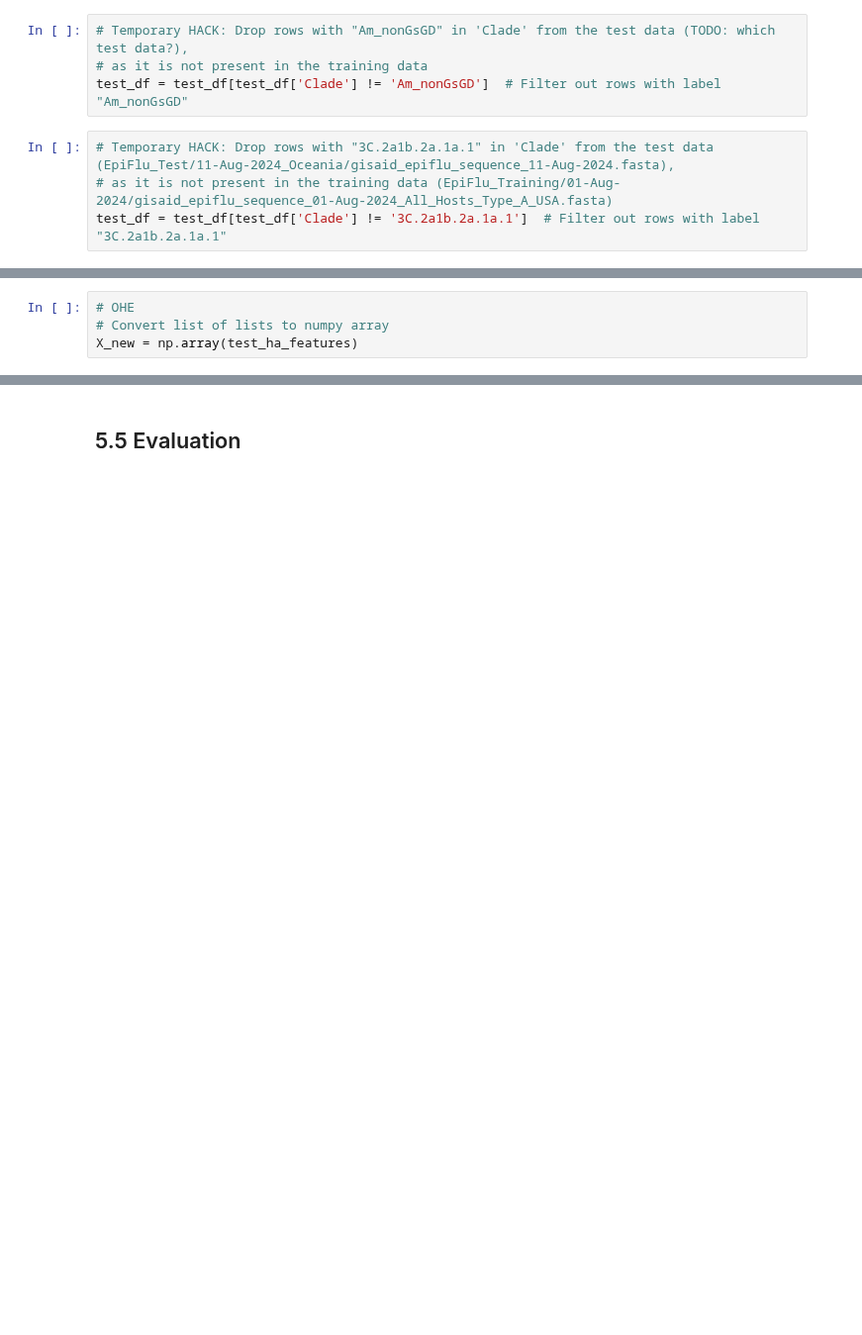
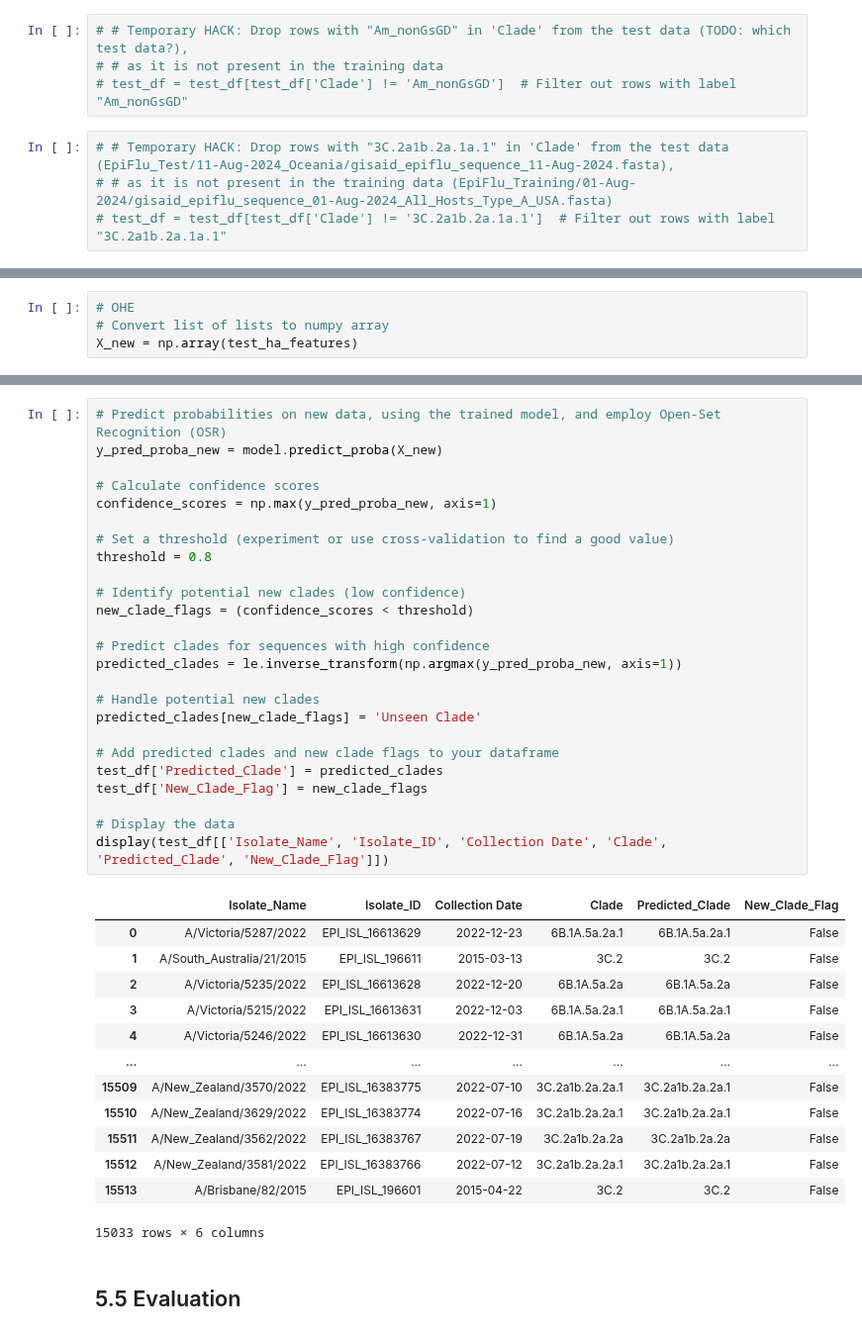
Before and after one commit to ajvilleg/learn-flu, a Jupyter notebook: learn-flu-test.ipynb, the cells around one changed output, grey strips where cells are left out. Shown at 99% size. Cells and saved outputs as stored; diff of their text form; blank space fills up the shorter version.

```diff
--- a/learn-flu-test.ipynb
+++ b/learn-flu-test.ipynb
@@ -364,9 +540,9 @@ test_df = test_df[test_df['Clade'] != '2.3.2.1c']  # Filter out rows with label
 # %%
-# Temporary HACK: Drop rows with "Am_nonGsGD" in 'Clade' from the test data (TODO: which test data?),
-# as it is not present in the training data
-test_df = test_df[test_df['Clade'] != 'Am_nonGsGD']  # Filter out rows with label "Am_nonGsGD"
+# # Temporary HACK: Drop rows with "Am_nonGsGD" in 'Clade' from the test data (TODO: which test data?),
+# # as it is not present in the training data
+# test_df = test_df[test_df['Clade'] != 'Am_nonGsGD']  # Filter out rows with label "Am_nonGsGD"
 # %%
-# Temporary HACK: Drop rows with "3C.2a1b.2a.1a.1" in 'Clade' from the test data (EpiFlu_Test/11-Aug-2024_Oceania/gisaid_epiflu_sequence_11-Aug-2024.fasta),
-# as it is not present in the training data (EpiFlu_Training/01-Aug-2024/gisaid_epiflu_sequence_01-Aug-2024_All_Hosts_Type_A_USA.fasta)
-test_df = test_df[test_df['Clade'] != '3C.2a1b.2a.1a.1']  # Filter out rows with label "3C.2a1b.2a.1a.1"
+# # Temporary HACK: Drop rows with "3C.2a1b.2a.1a.1" in 'Clade' from the test data (EpiFlu_Test/11-Aug-2024_Oceania/gisaid_epiflu_sequence_11-Aug-2024.fasta),
+# # as it is not present in the training data (EpiFlu_Training/01-Aug-2024/gisaid_epiflu_sequence_01-Aug-2024_All_Hosts_Type_A_USA.fasta)
+# test_df = test_df[test_df['Clade'] != '3C.2a1b.2a.1a.1']  # Filter out rows with label "3C.2a1b.2a.1a.1"
 # %%
@@ -450,2 +681,41 @@ display(test_df[['Isolate_Name', 'Isolate_ID', 'Collection Date', 'Clade', 'Pred
+# %%
+# Predict probabilities on new data, using the trained model, and employ Open-Set Recognition (OSR)
+y_pred_proba_new = model.predict_proba(X_new)
+
+# Calculate confidence scores
+confidence_scores = np.max(y_pred_proba_new, axis=1)
+
+# Set a threshold (experiment or use cross-validation to find a good value)
+threshold = 0.8
+
+# Identify potential new clades (low confidence)
+new_clade_flags = (confidence_scores < threshold)
+
+# Predict clades for sequences with high confidence
+predicted_clades = le.inverse_transform(np.argmax(y_pred_proba_new, axis=1))
+
+# Handle potential new clades
+predicted_clades[new_clade_flags] = 'Unseen Clade'
+
+# Add predicted clades and new clade flags to your dataframe
+test_df['Predicted_Clade'] = predicted_clades
+test_df['New_Clade_Flag'] = new_clade_flags
+
+# Display the data
+display(test_df[['Isolate_Name', 'Isolate_ID', 'Collection Date', 'Clade', 'Predicted_Clade', 'New_Clade_Flag']])
+# %% [output]
+|  | Isolate_Name | Isolate_ID | Collection Date | Clade | Predicted_Clade | New_Clade_Flag |
+| 0 | A/Victoria/5287/2022 | EPI_ISL_16613629 | 2022-12-23 | 6B.1A.5a.2a.1 | 6B.1A.5a.2a.1 | False |
+| 1 | A/South_Australia/21/2015 | EPI_ISL_196611 | 2015-03-13 | 3C.2 | 3C.2 | False |
+| 2 | A/Victoria/5235/2022 | EPI_ISL_16613628 | 2022-12-20 | 6B.1A.5a.2a | 6B.1A.5a.2a | False |
+| 3 | A/Victoria/5215/2022 | EPI_ISL_16613631 | 2022-12-03 | 6B.1A.5a.2a.1 | 6B.1A.5a.2a.1 | False |
+| 4 | A/Victoria/5246/2022 | EPI_ISL_16613630 | 2022-12-31 | 6B.1A.5a.2a | 6B.1A.5a.2a | False |
+| ... | ... | ... | ... | ... | ... | ... |
+| 15509 | A/New_Zealand/3570/2022 | EPI_ISL_16383775 | 2022-07-10 | 3C.2a1b.2a.2a.1 | 3C.2a1b.2a.2a.1 | False |
+| 15510 | A/New_Zealand/3629/2022 | EPI_ISL_16383774 | 2022-07-16 | 3C.2a1b.2a.2a.1 | 3C.2a1b.2a.2a.1 | False |
+| 15511 | A/New_Zealand/3562/2022 | EPI_ISL_16383767 | 2022-07-19 | 3C.2a1b.2a.2a | 3C.2a1b.2a.2a | False |
+| 15512 | A/New_Zealand/3581/2022 | EPI_ISL_16383766 | 2022-07-12 | 3C.2a1b.2a.2a.1 | 3C.2a1b.2a.2a.1 | False |
+| 15513 | A/Brisbane/82/2015 | EPI_ISL_196601 | 2015-04-22 | 3C.2 | 3C.2 | False |
+15033 rows × 6 columns
 # %% [markdown]
 ## 5.5 Evaluation
```
Also changed, not shown: parts of 40 cells of this notebook.
